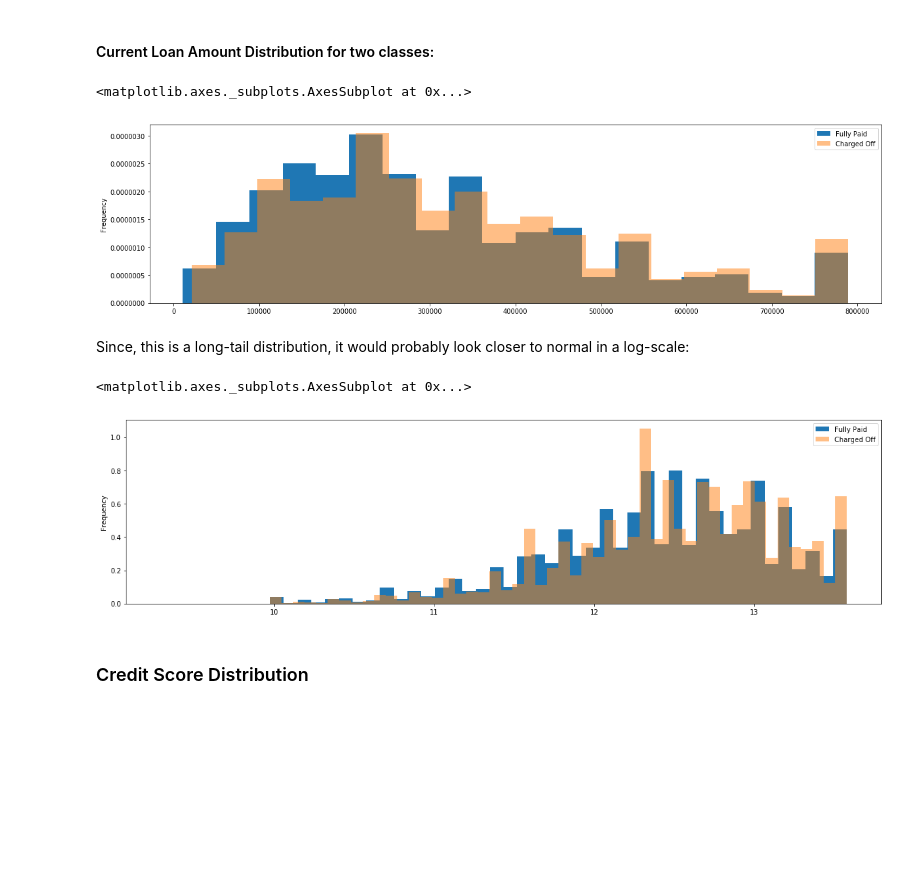
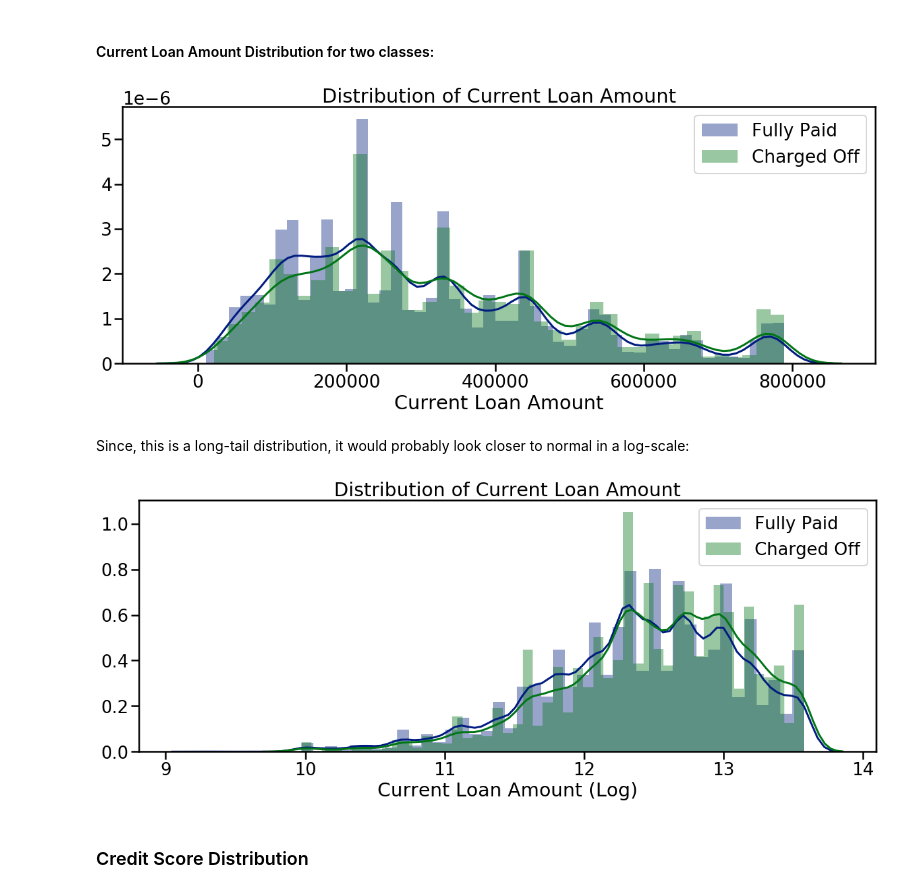
Before and after one commit to dataqubit/bank-loan-prediction, a Jupyter notebook: bank_loan_Part1_Exploratory_Analysis.ipynb, the cells around one changed output. Cells and saved outputs as stored; diff of their text form; code cells hidden in the pictures; blank space fills up the shorter version.

```diff
--- a/bank_loan_Part1_Exploratory_Analysis.ipynb
+++ b/bank_loan_Part1_Exploratory_Analysis.ipynb
@@ -63,6 +88,6 @@ df_loan['loan_status'] = (df_loan.loan_status=='Charged Off').astype(int)
 # %% [markdown]
 Let's also create two dataframes representing negative and positive classes. This would just simplify some of the scripting.
 # %%
-neg_class = df_loan[(df_loan.loan_status==0)]
-pos_class = df_loan[(df_loan.loan_status==1)]
+paid_loans = df_loan[(df_loan.loan_status==0)]
+charged_loans = df_loan[(df_loan.loan_status==1)]
 # %% [markdown]
@@ -132,27 +184,18 @@ Now, let's take a look at the distibution of this predictor for two classes in t
 Note: We will make this type of plots for the rest of features in our dataset. Typically, this way of looking at a predictor gives a rough idea how useful this predictor is.
 # %% [markdown]
 #### Current Loan Amount Distribution for two classes:
-# %%
-neg_class[neg_class.cur_loan_amount < 99999999.0].cur_loan_amount.plot(kind='hist', figsize=(20, 5),
-                                                                  bins=20, density=True,
-                                                                  label='Fully Paid', legend=True)
-pos_class.cur_loan_amount.plot(kind='hist', figsize=(20, 5), bins=20, density=True, alpha=0.5,
-                              label='Charged Off', legend=True)
-# %% [output]
-<matplotlib.axes._subplots.AxesSubplot at 0x...>
-[figure, removed]
+# %%
+plot_dist([paid_loans[paid_loans.cur_loan_amount < 99999999.0], charged_loans],
+         labels=['Fully Paid', 'Charged Off'], feature='cur_loan_amount')
+# %% [output]
+[figure, added]
 # %% [markdown]
 Since, this is a long-tail distribution, it would probably look closer to normal in a log-scale:
-# %%
-neg_class[neg_class.cur_loan_amount < 99999999.0].cur_loan_amount.apply(lambda x: np.log(x + 1.)).plot(kind='hist', figsize=(20, 5),
-                                                            bins=50, density=True,
-                                                            label='Fully Paid', legend=True)
-pos_class.cur_loan_amount.apply(lambda x: np.log(x + 1.)).plot(kind='hist', figsize=(20, 5),
-                                                           bins=50, density=True, alpha=0.5,
-                                                           label='Charged Off', legend=True)
-# %% [output]
-<matplotlib.axes._subplots.AxesSubplot at 0x...>
-[figure, removed]
+# %%
+plot_dist([paid_loans[paid_loans.cur_loan_amount < 99999999.0], charged_loans],
+         labels=['Fully Paid', 'Charged Off'], feature='cur_loan_amount', log_transform=True)
+# %% [output]
+[figure, added]
 # %% [markdown]
 ### Credit Score Distribution
 # %%
```
Also changed, not shown: parts of 14 cells of this notebook.
